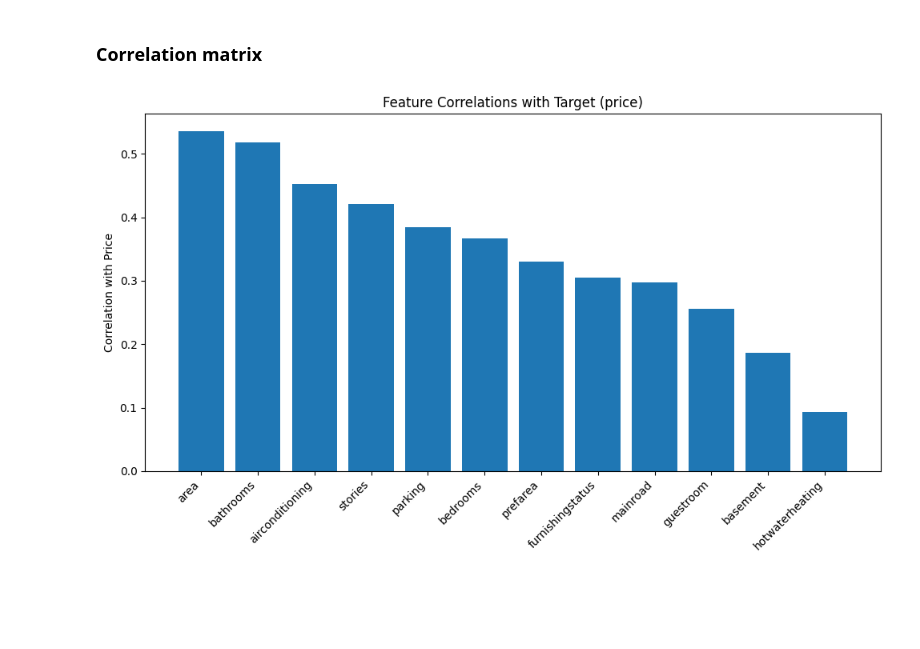
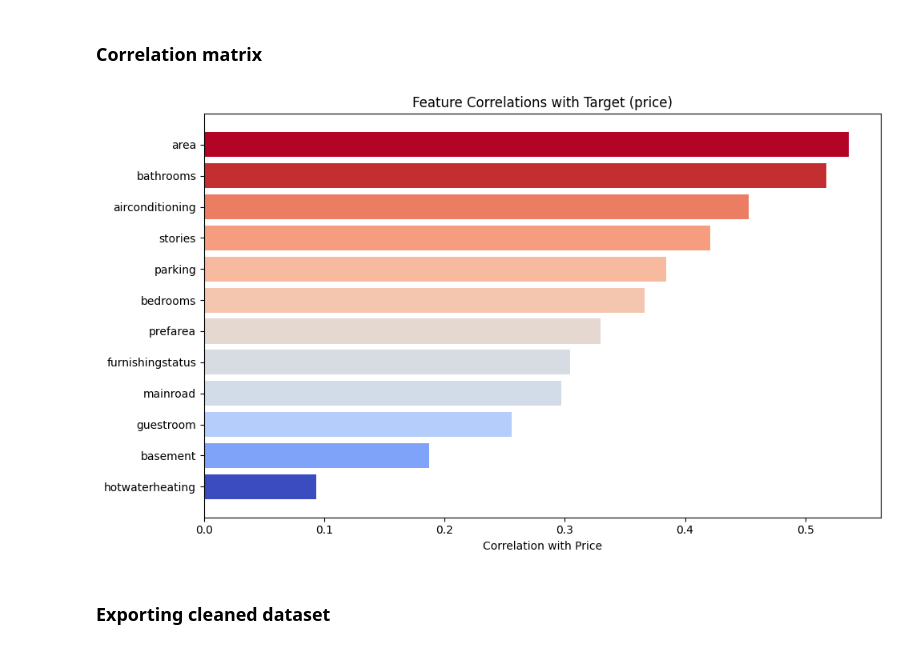
Before and after one commit to housing-pred/housing-pred, a Jupyter notebook: notebooks/data_exploration.ipynb, the cells around one changed output. Cells and saved outputs as stored; diff of their text form; code cells hidden in the pictures; blank space fills up the shorter version.

```diff
--- a/notebooks/data_exploration.ipynb
+++ b/notebooks/data_exploration.ipynb
@@ -105,17 +105,22 @@ df.head(10)
 # %%
 import pandas as pd
 import matplotlib.pyplot as plt
+import numpy as np
 
-corr_with_price = df.corr(numeric_only=True)['price'].sort_values(ascending=False)
+corr_with_price = df.corr(numeric_only=True)['price'].drop('price').sort_values()
 
-corr_with_price = corr_with_price.drop('price')
+norm = (corr_with_price - corr_with_price.min()) / (corr_with_price.max() - corr_with_price.min())
+
+cmap = plt.cm.coolwarm
 
 plt.figure(figsize=(10, 6))
-plt.bar(corr_with_price.index, corr_with_price.values)
-plt.xticks(rotation=45, ha='right')
-plt.ylabel("Correlation with Price")
+plt.barh(corr_with_price.index, corr_with_price.values, color=cmap(norm))
+
+plt.xlabel("Correlation with Price")
 plt.title("Feature Correlations with Target (price)")
 plt.tight_layout()
 plt.show()
 # %% [output]
-[figure, old version]
+[figure, new version]
+# %% [markdown]
+### Exporting cleaned dataset
```
Also changed, not shown: parts of 1 cell of this notebook, 1 other file.
